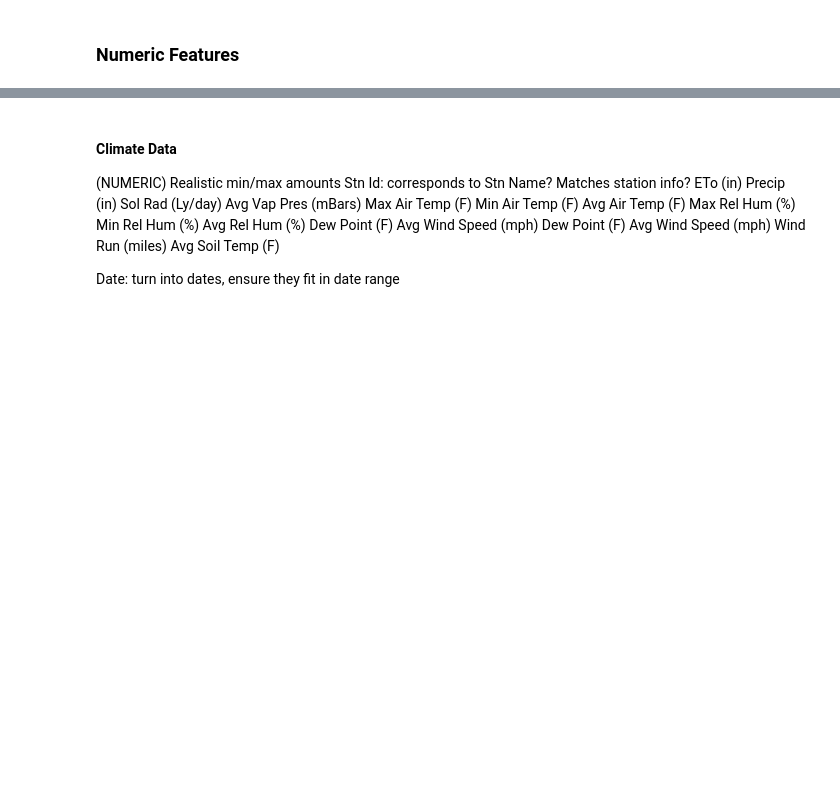
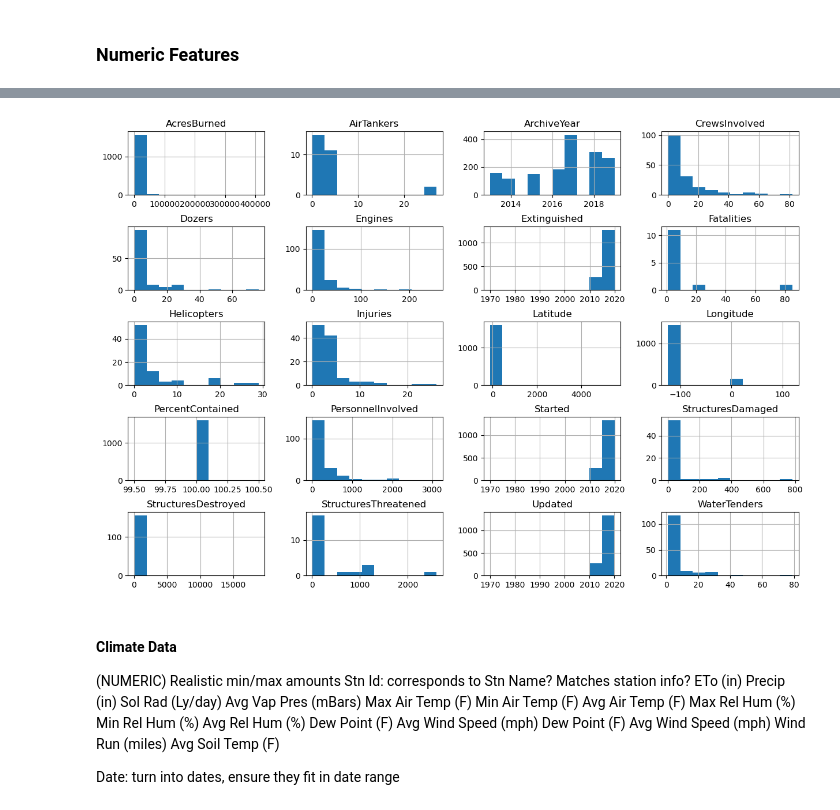
Before and after one commit to raechiang/Capstone-Wildfire, a Jupyter notebook: notebooks/1.0-rc-data-wrangling.ipynb, the cells around one changed output, grey strips where cells are left out. Drawn from its saved outputs; the diff is of its cells as text; code cells hidden in the pictures; blank space fills up the shorter version.

Commit message:
More data wrangling on fire and climate data.

```diff
--- a/notebooks/1.0-rc-data-wrangling.ipynb
+++ b/notebooks/1.0-rc-data-wrangling.ipynb
@@ -532,0 +595,6 @@ Updated
+# %%
+fire_df['ArchiveYear'] = pd.to_datetime(fire_df['ArchiveYear'], format='%Y').dt.year
+fire_df['Extinguished'] = pd.to_datetime(fire_df['Extinguished'])
+fire_df['Started'] = pd.to_datetime(fire_df['Started'])
+fire_df['Updated'] = pd.to_datetime(fire_df['Updated'])
+fire_df.info()
@@ -533,3 +714,8 @@ Updated
+# %%
+fire_df.hist(figsize=(15,10))
+plt.subplots_adjust(hspace=0.5);
+# %% [output]
+[figure, added]
 # %% [markdown]
 #### Climate Data
 (NUMERIC) Realistic min/max amounts
```
Also changed, not shown: parts of 20 cells of this notebook.
